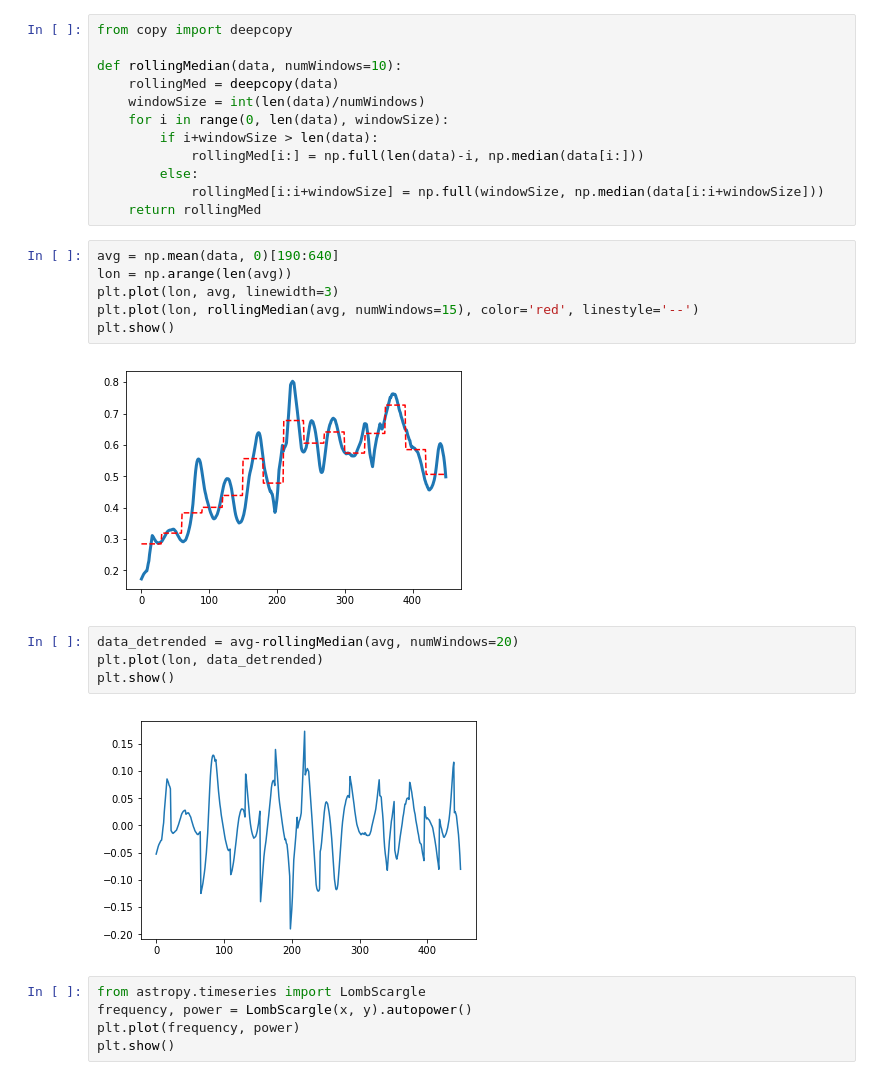
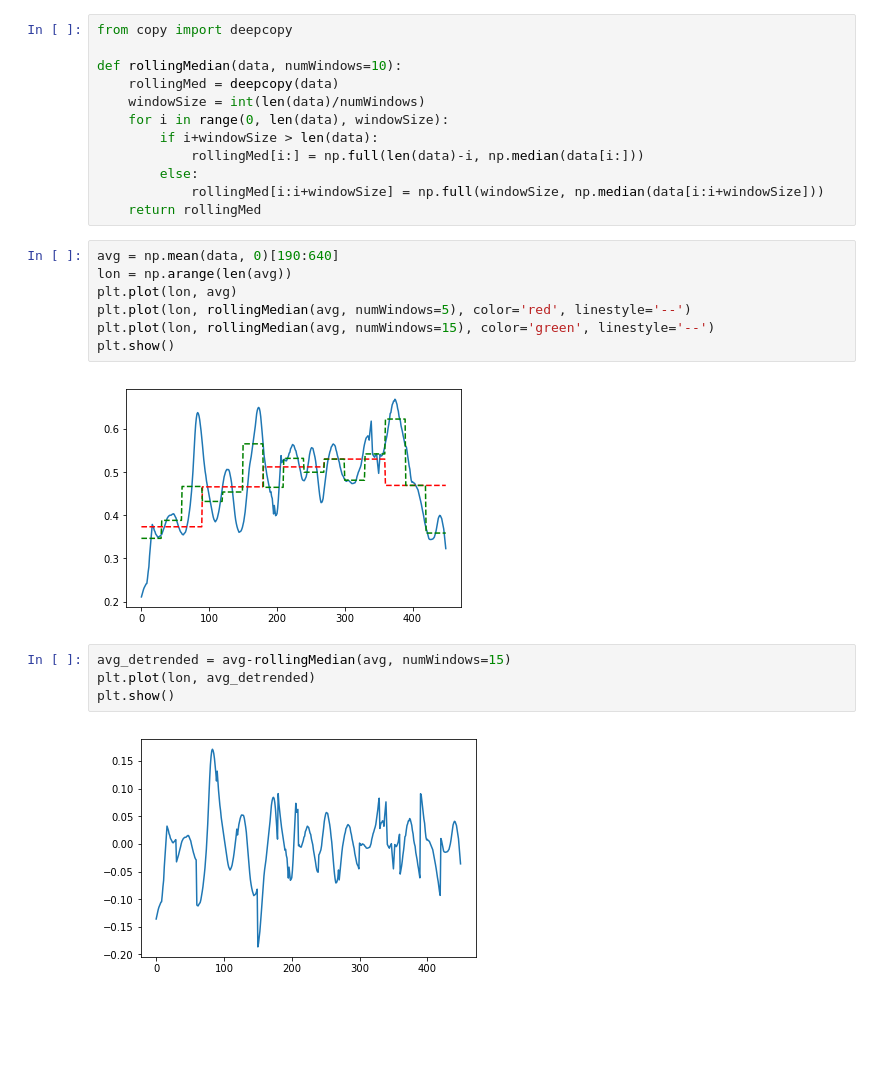
Before and after one commit to joheenc/NEB_infrared_waves, a Jupyter notebook: 2017may.ipynb, the cells around one changed output. Drawn from its saved outputs; the diff is of its cells as text; blank space fills up the shorter version.

```diff
--- a/2017may.ipynb
+++ b/2017may.ipynb
@@ -23,19 +23,15 @@ def rollingMedian(data, numWindows=10):
 # %%
 avg = np.mean(data, 0)[190:640]
 lon = np.arange(len(avg))
-plt.plot(lon, avg, linewidth=3)
-plt.plot(lon, rollingMedian(avg, numWindows=15), color='red', linestyle='--')
+plt.plot(lon, avg)
+plt.plot(lon, rollingMedian(avg, numWindows=5), color='red', linestyle='--')
+plt.plot(lon, rollingMedian(avg, numWindows=15), color='green', linestyle='--')
 plt.show()
 # %% [output]
-[figure, old version]
+[figure, new version]
 # %%
-data_detrended = avg-rollingMedian(avg, numWindows=20)
-plt.plot(lon, data_detrended)
+avg_detrended = avg-rollingMedian(avg, numWindows=15)
+plt.plot(lon, avg_detrended)
 plt.show()
 # %% [output]
-[figure, old version]
+[figure, new version]
-# %%
-from astropy.timeseries import LombScargle
-frequency, power = LombScargle(x, y).autopower()
-plt.plot(frequency, power)
-plt.show()
```
Also changed, not shown: parts of 5 cells of this notebook.
